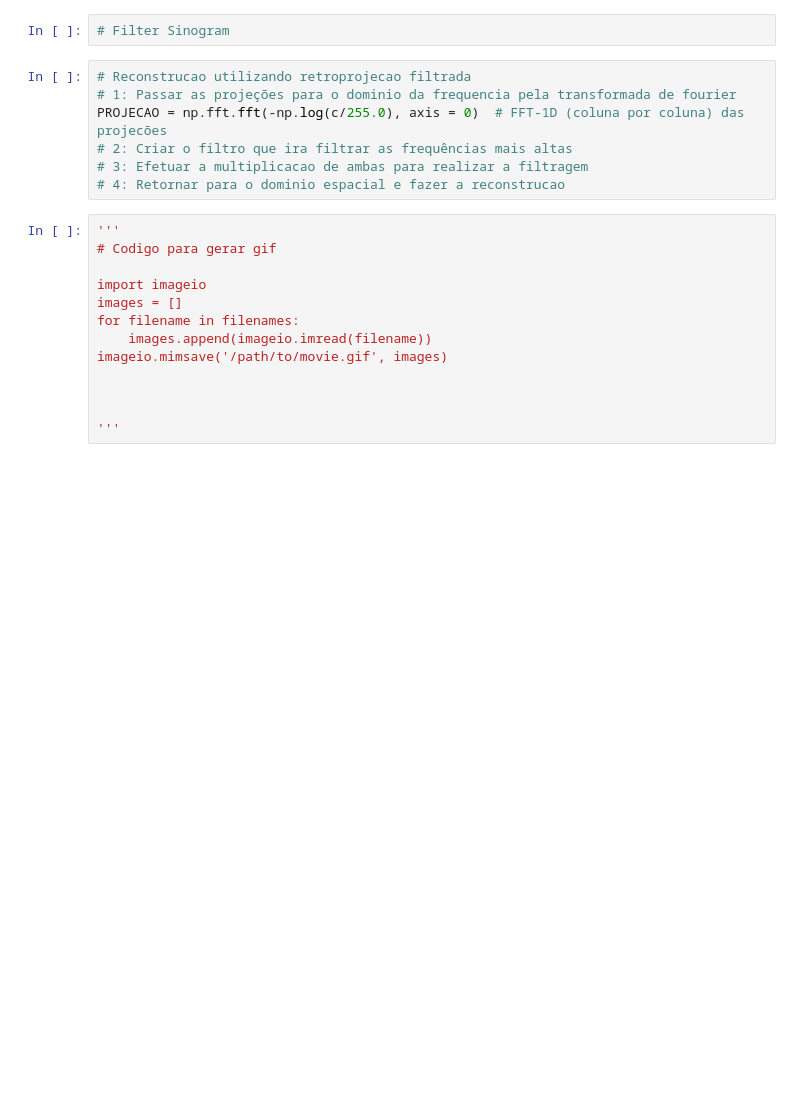
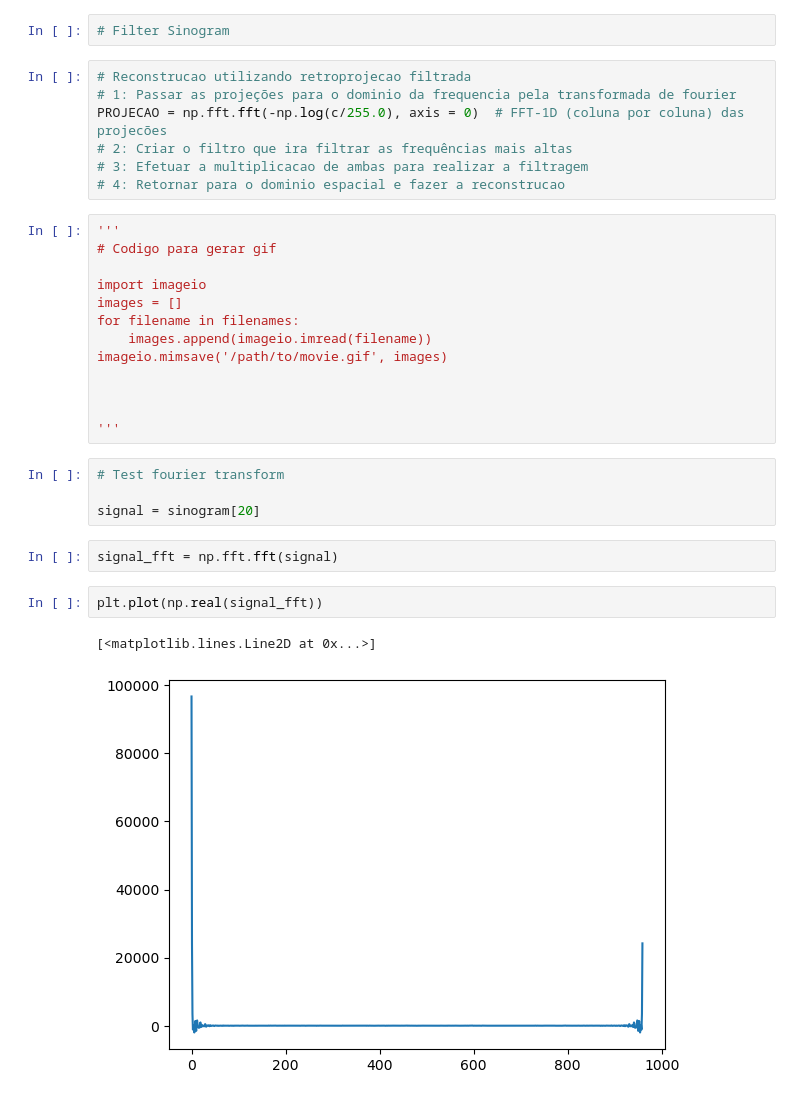
Before and after one commit to Arthur-Nascimento/blender_tomo, a Jupyter notebook: ct_reconstruct.ipynb, the cells around one changed output. Saved outputs shown, nothing was run; the diff lists cells and outputs as text; blank space fills up the shorter version.

```diff
--- a/ct_reconstruct.ipynb
+++ b/ct_reconstruct.ipynb
@@ -205,3 +124,14 @@ imageio.mimsave('/path/to/movie.gif', images)
 
 
 '''
+# %%
+# Test fourier transform
+
+signal = sinogram[20]
+# %%
+signal_fft = np.fft.fft(signal)
+# %%
+plt.plot(np.real(signal_fft))
+# %% [output]
+[<matplotlib.lines.Line2D at 0x...>]
+[figure, added]
```
Also changed, not shown: parts of 27 cells of this notebook.
